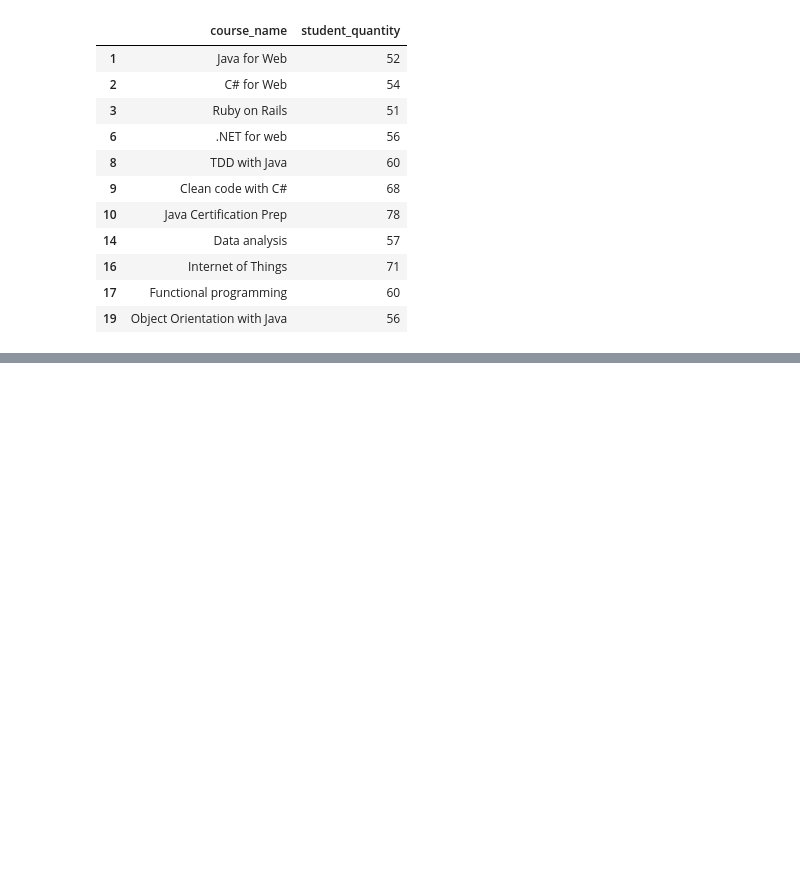
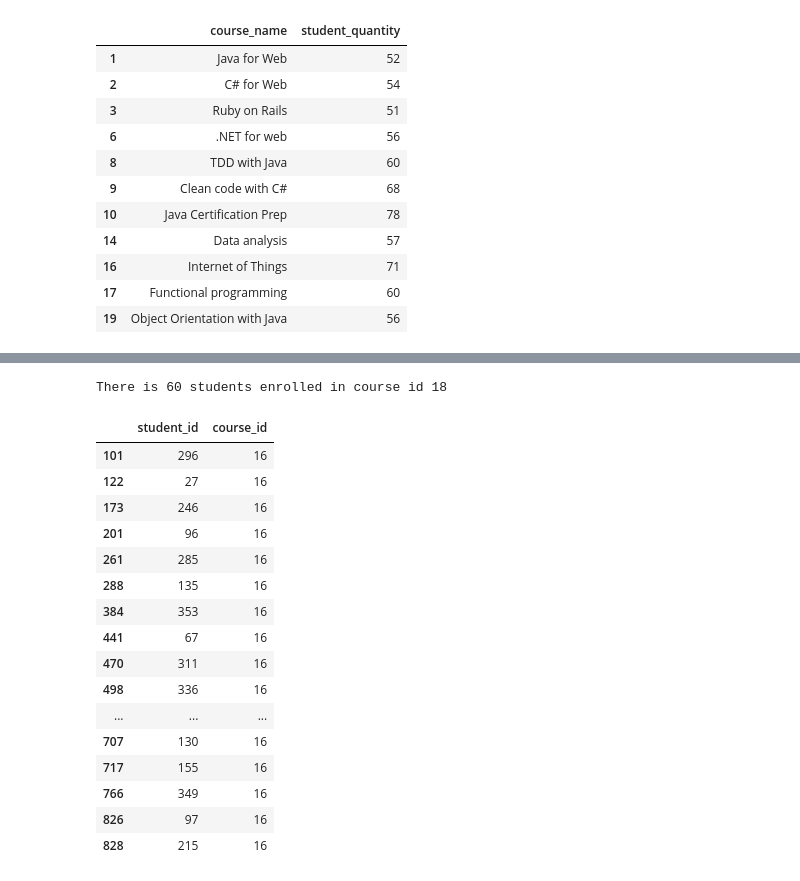
Before and after one commit to nmparfait/register_school_with_pandas, a Jupyter notebook: register_school.ipynb, the cells around one changed output, grey strips where cells are left out. Drawn from its saved outputs; the diff is of its cells as text; code cells hidden in the pictures; blank space fills up the shorter version.

```diff
--- a/register_school.ipynb
+++ b/register_school.ipynb
@@ -576,0 +609,27 @@ acces_over_50
+# %%
+course_id = 18
+next_class = registration.query('course_id == 18').value_counts().sum()
+print(f"There is {next_class} students enrolled in course id 18 ")
+# %% [output]
+There is 60 students enrolled in course id 18
+# %%
+next_class_2 = registration.query('course_id == 16')
+next_class_2
+# %% [output]
+|  | student_id | course_id |
+| 101 | 296 | 16 |
+| 122 | 27 | 16 |
+| 173 | 246 | 16 |
+| 201 | 96 | 16 |
+| 261 | 285 | 16 |
+| 288 | 135 | 16 |
+| 384 | 353 | 16 |
+| 441 | 67 | 16 |
+| 470 | 311 | 16 |
+| 498 | 336 | 16 |
+| ... | ... | ... |
+| 707 | 130 | 16 |
+| 717 | 155 | 16 |
+| 766 | 349 | 16 |
+| 826 | 97 | 16 |
+| 828 | 215 | 16 |
```
Also changed, not shown: parts of 20 cells of this notebook.
